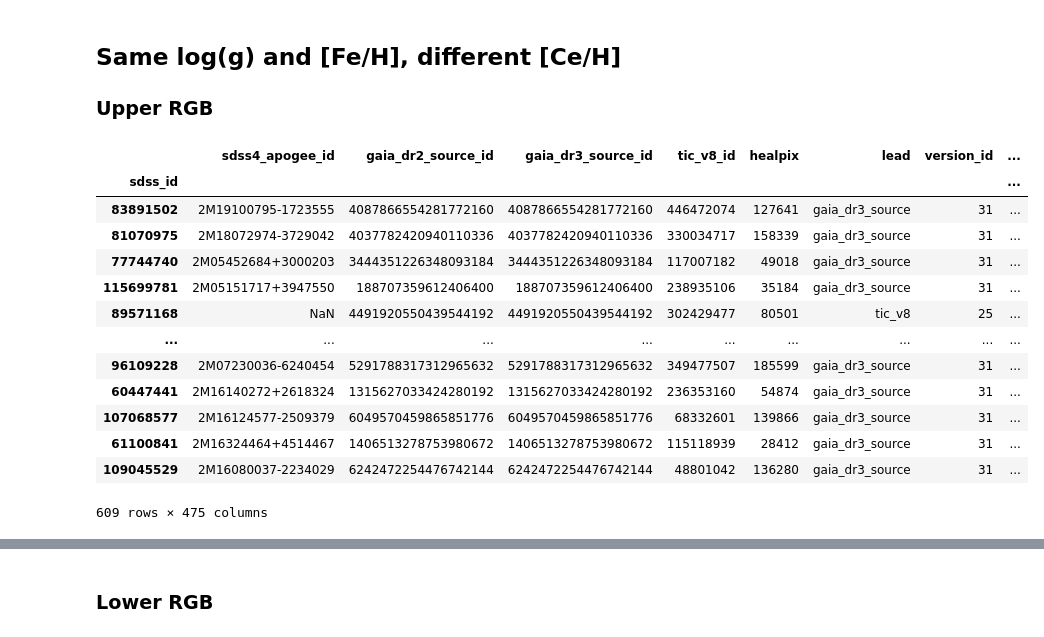
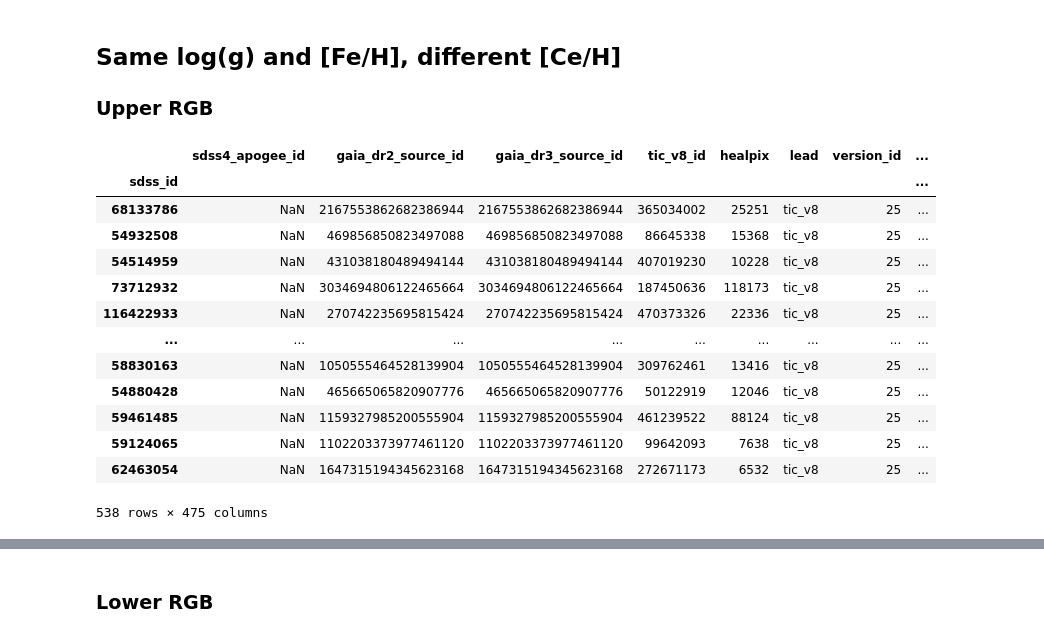
Before and after one commit to lodubay/chemical-clocks, a Jupyter notebook: src/scripts/spectrum_checks.ipynb, the cells around one changed output, grey strips where cells are left out. Cells and saved outputs as stored; diff of their text form; code cells hidden in the pictures.

```diff
--- a/src/scripts/spectrum_checks.ipynb
+++ b/src/scripts/spectrum_checks.ipynb
@@ -479,29 +479,32 @@ plt.show()
 ### Upper RGB
 # %%
 same_logg_feh = mwm_sample[
-    (mwm_sample['fe_h'] >= -0.55) &
-    (mwm_sample['fe_h'] < -0.45) &
+    (mwm_sample['fe_h'] >= -0.35) &
+    (mwm_sample['fe_h'] < -0.25) &
     # (mwm_sample['mg_fe'] >= 0) &
     # (mwm_sample['mg_fe'] < 0.1) &
-    (mwm_sample['logg'] >= 1.9) &
-    (mwm_sample['logg'] < 2.1) &
-    (mwm_sample['snr'] < 250)
+    (mwm_sample['teff'] >= 4300) &
+    (mwm_sample['teff'] < 4700) &
+    (mwm_sample['logg'] >= 1.8) &
+    (mwm_sample['logg'] < 2.2) &
+    (mwm_sample['snr'] < 250) &
+    (mwm_sample['apred'] == '1.3')
 ]
 same_logg_feh.sort_values('snr', inplace=True)
 same_logg_feh
 # %% [output]
 |  | sdss4_apogee_id | gaia_dr2_source_id | gaia_dr3_source_id | tic_v8_id | healpix | lead | version_id | ... |
 | sdss_id |  |  |  |  |  |  |  | ... |
-| 83891502 | 2M19100795-1723555 | 4087866554281772160 | 4087866554281772160 | 446472074 | 127641 | gaia_dr3_source | 31 | ... |
-| 81070975 | 2M18072974-3729042 | 4037782420940110336 | 4037782420940110336 | 330034717 | 158339 | gaia_dr3_source | 31 | ... |
-| 77744740 | 2M05452684+3000203 | 3444351226348093184 | 3444351226348093184 | 117007182 | 49018 | gaia_dr3_source | 31 | ... |
-| 115699781 | 2M05151717+3947550 | 188707359612406400 | 188707359612406400 | 238935106 | 35184 | gaia_dr3_source | 31 | ... |
-| 89571168 | NaN | 4491920550439544192 | 4491920550439544192 | 302429477 | 80501 | tic_v8 | 25 | ... |
+| 68133786 | NaN | 2167553862682386944 | 2167553862682386944 | 365034002 | 25251 | tic_v8 | 25 | ... |
+| 54932508 | NaN | 469856850823497088 | 469856850823497088 | 86645338 | 15368 | tic_v8 | 25 | ... |
+| 54514959 | NaN | 431038180489494144 | 431038180489494144 | 407019230 | 10228 | tic_v8 | 25 | ... |
+| 73712932 | NaN | 3034694806122465664 | 3034694806122465664 | 187450636 | 118173 | tic_v8 | 25 | ... |
+| 116422933 | NaN | 270742235695815424 | 270742235695815424 | 470373326 | 22336 | tic_v8 | 25 | ... |
 | ... | ... | ... | ... | ... | ... | ... | ... | ... |
-| 96109228 | 2M07230036-6240454 | 5291788317312965632 | 5291788317312965632 | 349477507 | 185599 | gaia_dr3_source | 31 | ... |
-| 60447441 | 2M16140272+2618324 | 1315627033424280192 | 1315627033424280192 | 236353160 | 54874 | gaia_dr3_source | 31 | ... |
-| 107068577 | 2M16124577-2509379 | 6049570459865851776 | 6049570459865851776 | 68332601 | 139866 | gaia_dr3_source | 31 | ... |
-| 61100841 | 2M16324464+4514467 | 1406513278753980672 | 1406513278753980672 | 115118939 | 28412 | gaia_dr3_source | 31 | ... |
-| 109045529 | 2M16080037-2234029 | 6242472254476742144 | 6242472254476742144 | 48801042 | 136280 | gaia_dr3_source | 31 | ... |
+| 58830163 | NaN | 1050555464528139904 | 1050555464528139904 | 309762461 | 13416 | tic_v8 | 25 | ... |
+| 54880428 | NaN | 465665065820907776 | 465665065820907776 | 50122919 | 12046 | tic_v8 | 25 | ... |
+| 59461485 | NaN | 1159327985200555904 | 1159327985200555904 | 461239522 | 88124 | tic_v8 | 25 | ... |
+| 59124065 | NaN | 1102203373977461120 | 1102203373977461120 | 99642093 | 7638 | tic_v8 | 25 | ... |
+| 62463054 | NaN | 1647315194345623168 | 1647315194345623168 | 272671173 | 6532 | tic_v8 | 25 | ... |
-609 rows × 475 columns
+538 rows × 475 columns
 # %%
```
Also changed, not shown: parts of 7 cells of this notebook, 2 other files.
